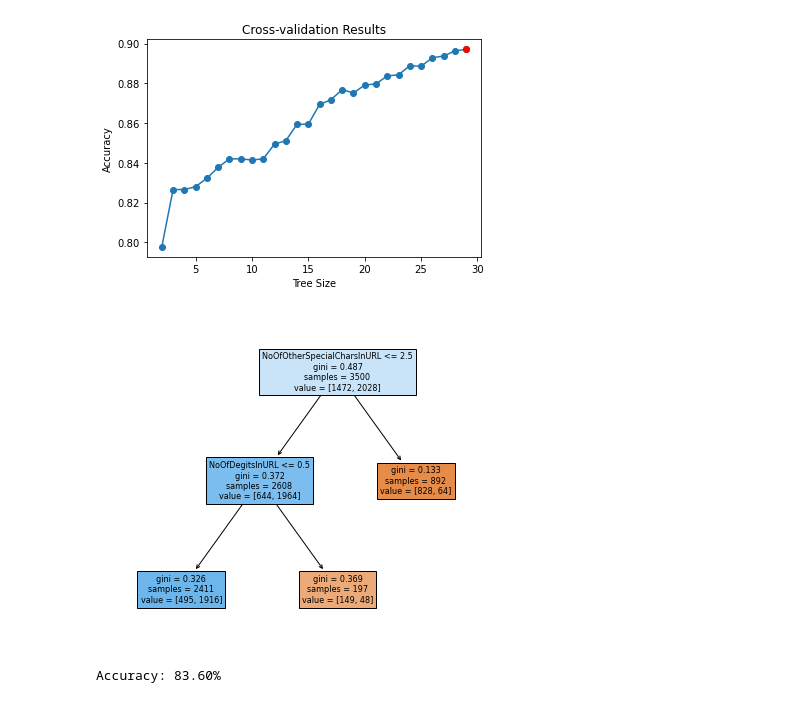
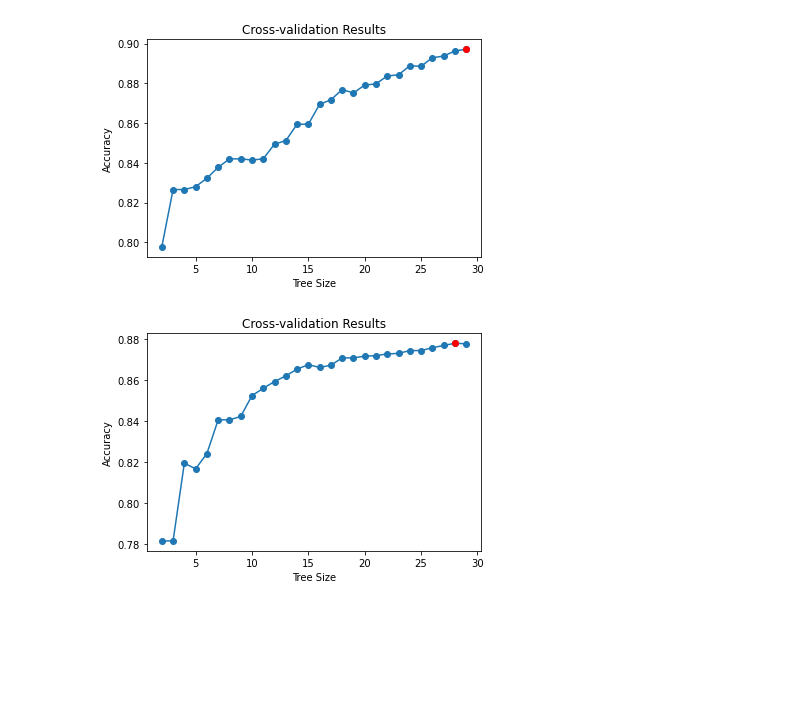
Before and after one commit to davidabney9-dev/PhishingURLProject, a Jupyter notebook: PhishingURLFinalProject.ipynb, the cells around one changed output. Saved outputs shown, nothing was run; the diff lists cells and outputs as text; code cells hidden in the pictures; blank space fills up the shorter version.

```diff
--- a/PhishingURLFinalProject.ipynb
+++ b/PhishingURLFinalProject.ipynb
@@ -29 +30,4 @@ from sklearn.tree import DecisionTreeClassifier, export_text, plot_tree, Decisio
 phishingurl_data = pd.read_csv("C:\\Users\\david\\Downloads\\phiusiil+phishing+url+dataset\\PhiUSIIL_Phishing_URL_Dataset.csv")
+# %%
+# Load the New dataset
+new_safe_urls = pd.read_csv("C:\\Users\\david\\Downloads\\safeURLs.csv")
@@ -43,3 +155,10 @@ url_sample_data = url_sample[['URLLength', 'NoOfLettersInURL', 'NoOfDegitsInURL'
 X_train, X_test, y_train, y_test = train_test_split(url_sample_data.drop('label',axis = 1)
                                                     , url_sample_data['label']
                                                     , test_size=0.3, random_state=13)
+# %%
+new_sample = new_urls[['URLLength', 'NoOfLettersInURL', 'NoOfDegitsInURL', 'NoOfEqualsInURL', 'NoOfQMarkInURL', 'NoOfAmpersandInURL', 'NoOfOtherSpecialCharsInURL', 'label']]
+
+# Split data into train and test sets
+X_train2, X_test2, y_train2, y_test2 = train_test_split(new_sample.drop('label',axis = 1)
+                                                    , new_sample['label']
+                                                    , test_size=0.3, random_state=13)
@@ -104,0 +313,4 @@ label    0    1
+# %%
+# fit decision tree model
+tree_phishing2 = DecisionTreeClassifier()
+tree_phishing2.fit(X_train2, y_train2)
@@ -126,20 +362,27 @@ plt.ylabel('Accuracy')
 plt.title('Cross-validation Results');
 # %% [output]
 [figure]
-# %%
-# prune tree using optimal size
-prune_phishing = DecisionTreeClassifier(max_leaf_nodes=3, random_state=7)
-prune_phishing.fit(X_train, y_train)
-
-# plot pruned tree
-plt.figure(figsize=(7,6))
-plt.title('Pruned Tree')
-plot_tree(prune_phishing, feature_names=X_train.columns, filled=True);
-# %% [output]
-[figure, removed]
-# %%
-# Calculate the accuracy of the decision tree on the test data
-accuracy = prune_phishing.score(X_test, y_test)
-print("Accuracy: {:.2f}%".format(accuracy*100))
-# %% [output]
-Accuracy: 83.60%
+# %%
+# fit decision tree model
+tree_phishing = DecisionTreeClassifier(random_state=7)
+tree_phishing.fit(X_train2, y_train2)
+
+# cross-validation to determine optimal tree size
+params = {'max_leaf_nodes': range(2, 30)}
+cv_phishing = GridSearchCV(tree_phishing, params, cv=10)
+cv_phishing.fit(X_train2, y_train2)
+cv_results = cv_phishing.cv_results_
+
+# find the best score for max leaf nodes
+best_size = cv_phishing.best_params_['max_leaf_nodes']
+best_score = cv_phishing.best_score_
+
+# plot results of cross-validation
+plt.figure(figsize=(6, 4))
+plt.plot(cv_results["param_max_leaf_nodes"], cv_results["mean_test_score"], 'o-')
+plt.plot(best_size, best_score, 'ro-')
+plt.xlabel('Tree Size')
+plt.ylabel('Accuracy')
+plt.title('Cross-validation Results');
+# %% [output]
+[figure, added]
```
Also changed, not shown: parts of 20 cells of this notebook.
